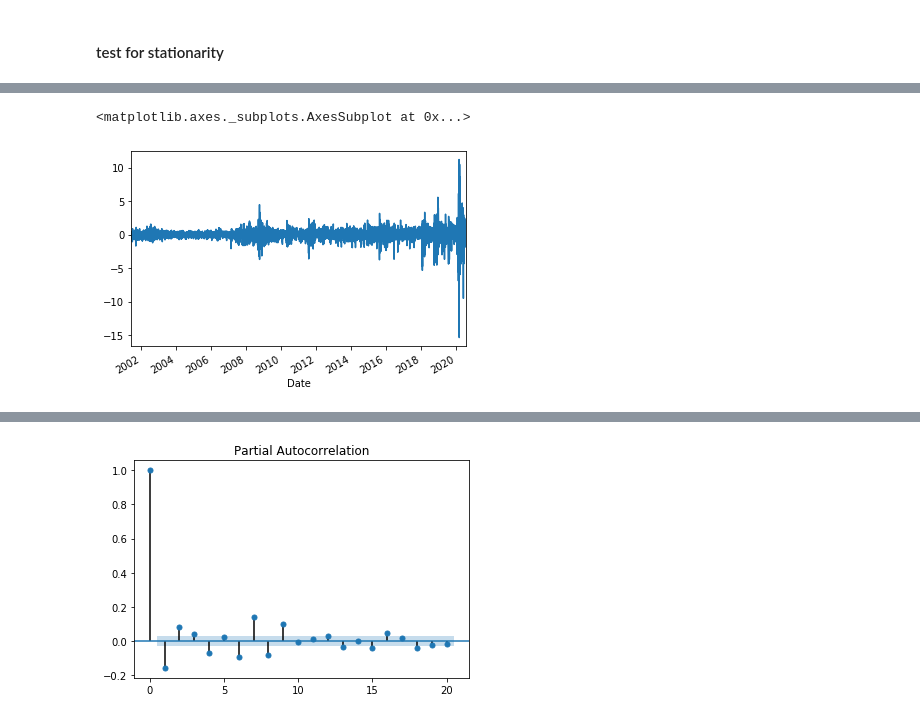
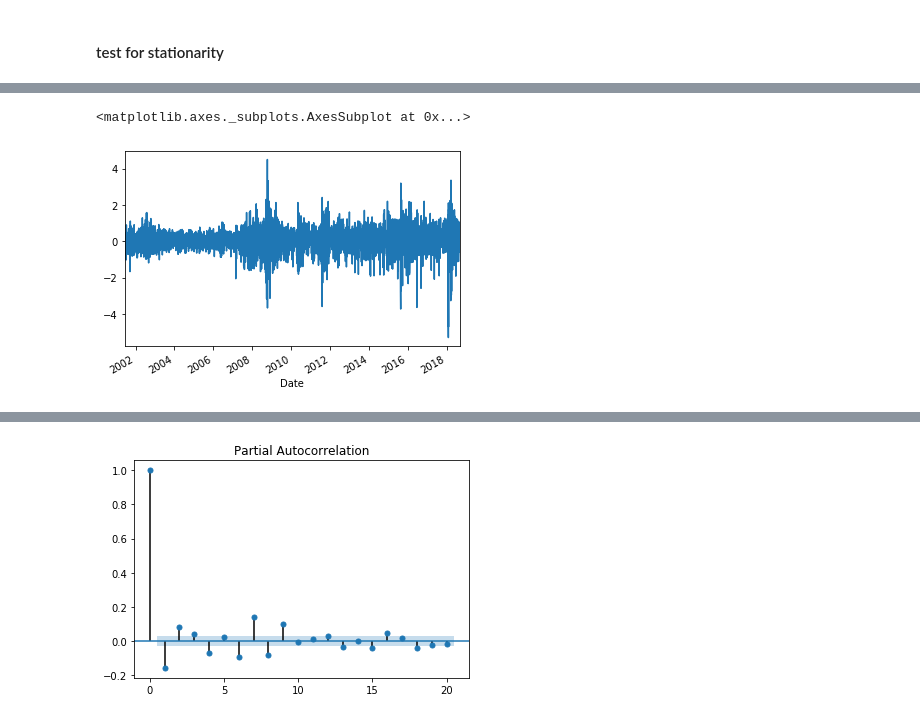
Before and after one commit to MKevinEvans/TensorFlow_stock_price_predictor, a Jupyter notebook: ARIMA_Model_VTI.ipynb, the cells around one changed output, grey strips where cells are left out. Saved outputs shown, nothing was run; the diff lists cells and outputs as text; code cells hidden in the pictures.

Commit message:
input cell for train test split. change model to fit training set, calculate RMSE and graph preds vs test

```diff
--- a/ARIMA_Model_VTI.ipynb
+++ b/ARIMA_Model_VTI.ipynb
@@ -45,0 +28,5 @@ vti_hist.Close.plot()
+# %%
+train_size = int(len(vti_hist) * 0.9)
+test_size = len(vti_hist) - train_size
+train, test = vti_hist.iloc[0:train_size], vti_hist.iloc[train_size:len(vti_hist)]
+print(len(train), len(test))
@@ -60,6 +66,8 @@ vti_diff = vti_hist.diff()
+# %%
+train_diff = train.diff()
 # %%
-vti_diff.Close.plot()
+train_diff.Close.plot()
 # %% [output]
 <matplotlib.axes._subplots.AxesSubplot at 0x...>
-[figure, old version]
+[figure, new version]
 # %%
```
Also changed, not shown: parts of 27 cells of this notebook.
